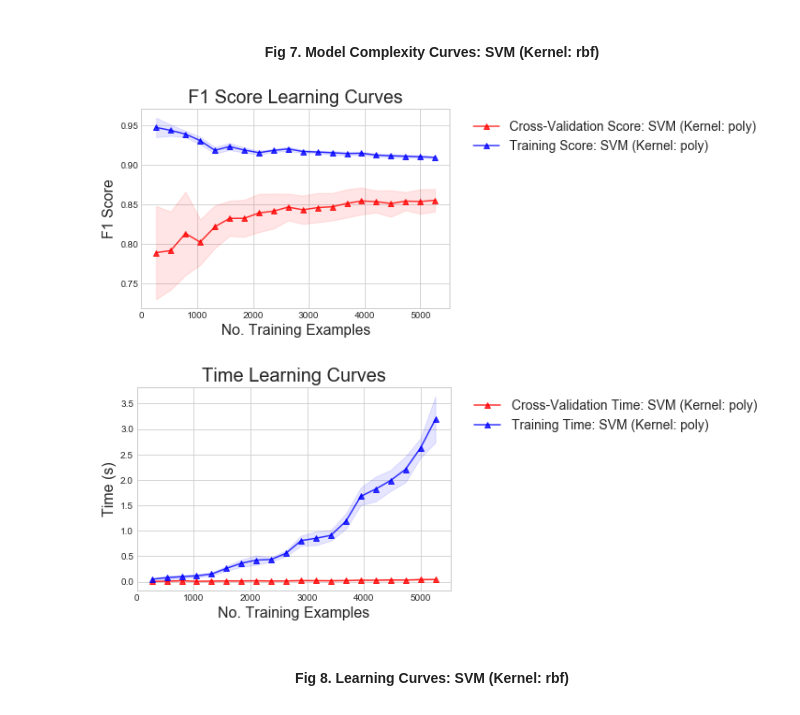
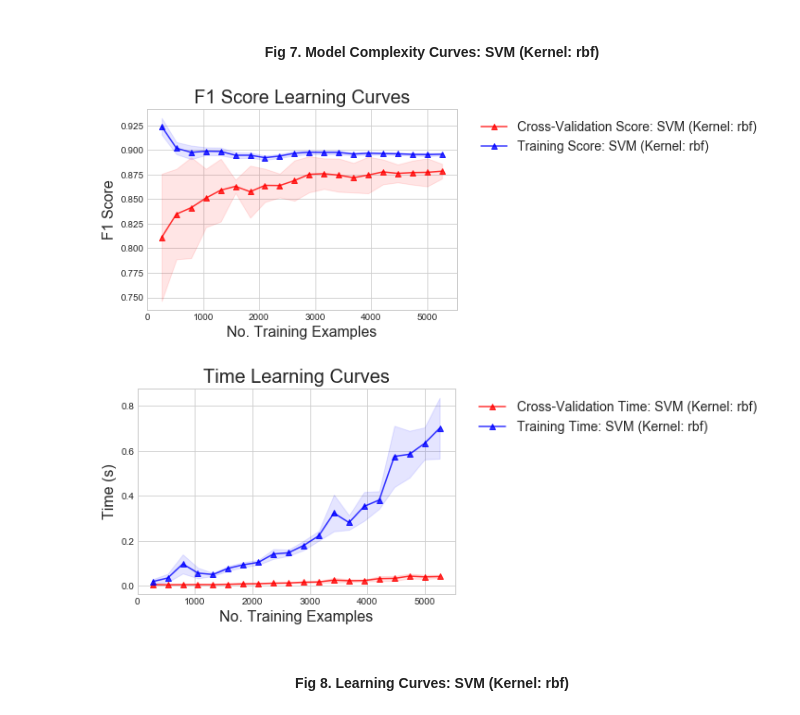
Before and after one commit to prash200/omscs7641, a Jupyter notebook: assignment1/main.ipynb, the cells around one changed output. Saved outputs shown, nothing was run; the diff lists cells and outputs as text; code cells hidden in the pictures.

```diff
--- a/assignment1/main.ipynb
+++ b/assignment1/main.ipynb
@@ -214,10 +214,10 @@ plot_model_complexity(rbfsvc_complexity, "^-")
 #### <center>Fig 7. Model Complexity Curves: SVM (Kernel: rbf)</center>
 # %%
 rbfsvc_learning_curve = get_learning_curve(rbfsvc, X_train, y_train, "SVM (Kernel: rbf)")
-plot_learning_curve(polysvc_learning_curve, "^-")
+plot_learning_curve(rbfsvc_learning_curve, "^-")
 # %% [output]
-[figure, old version]
+[figure, new version]
-[figure, old version]
+[figure, new version]
 # %% [markdown]
 #### <center>Fig 8. Learning Curves: SVM (Kernel: rbf)</center>
 # %%
```
Also changed, not shown: parts of 21 cells of this notebook, 3 other files.
